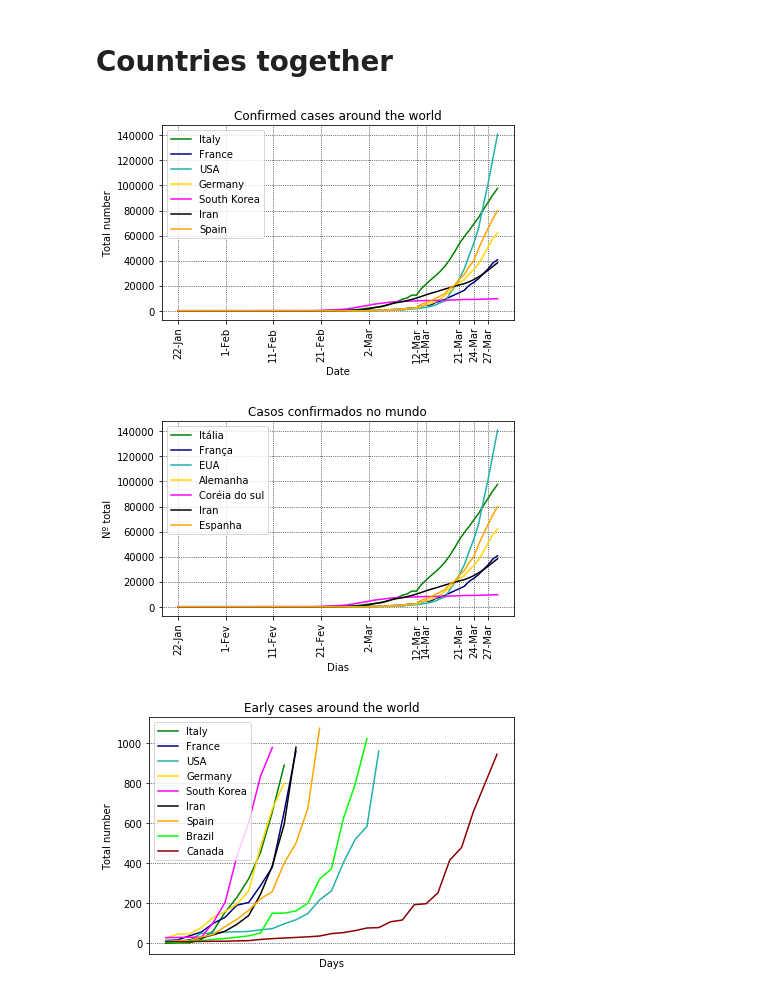
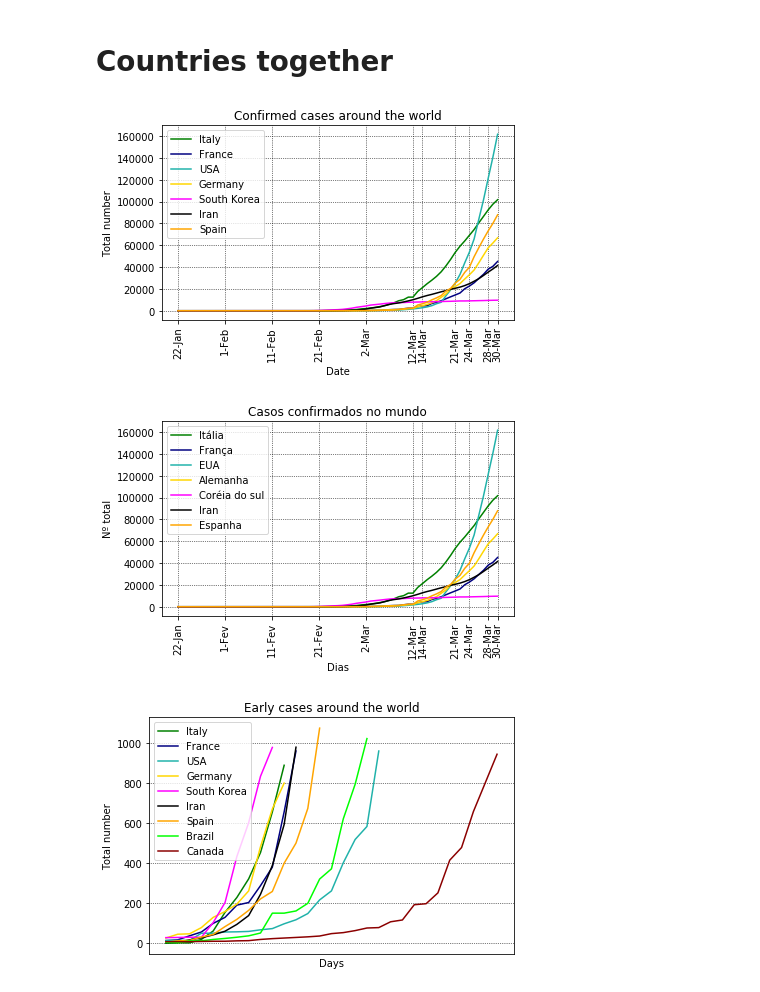
Before and after one commit to paaatcha/covid-19, a Jupyter notebook: analysis.ipynb, the cells around one changed output. Cells and saved outputs as stored; diff of their text form; code cells hidden in the pictures.

```diff
--- a/analysis.ipynb
+++ b/analysis.ipynb
@@ -737,23 +739,23 @@ plot_cases_marked (brazil_early, "brown", "Primeiros casos no Brasil", "Casos co
 # %%
 
 data = [italy, france, US, germany, korea, iran, spain]
 colors = ["g", "navy", "lightseagreen", "gold", "magenta", "k", "orange"]
-ticks_pos = [0, 10, 20, 30, 40, 50, 52, 59, 62, 65]
+ticks_pos = [0, 10, 20, 30, 40, 50, 52, 59, 62, 66, 68]
 
 
 # EN
 legends = ["Italy", "France", "USA", "Germany", "South Korea", "Iran", "Spain"]
 plot_together (data, legends, colors, "Confirmed", "Confirmed cases around the world", "Date", "Total number",
                    "figures/en/conf_cases_countries.png", ticks_pos, lang="en", y_lim=None)
 
 
 # PT
 legends = ["Itália", "França", "EUA", "Alemanha", "Coréia do sul", "Iran", "Espanha", "Brasil"]
 plot_together (data, legends, colors, "Confirmed", "Casos confirmados no mundo", "Dias", "Nº total",
                    "figures/pt/casos_confirmados_paises.png", ticks_pos, lang="pt", y_lim=None)
 # %% [output]
-[figure, old version]
+[figure, new version]
-[figure, old version]
+[figure, new version]
 # %%
 data = [italy_early, france_early, US_early, germany_early, korea_early, iran_early, spain_early, brazil_early, canada_early]
 colors = ["g", "navy", "lightseagreen", "gold", "magenta", "k", "orange", "lime", "darkred"]
```
Also changed, not shown: parts of 32 cells of this notebook, 54 other files.
